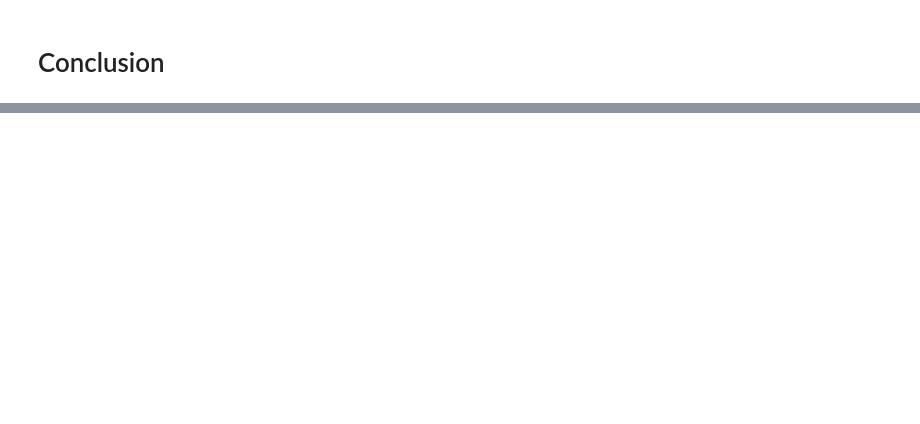
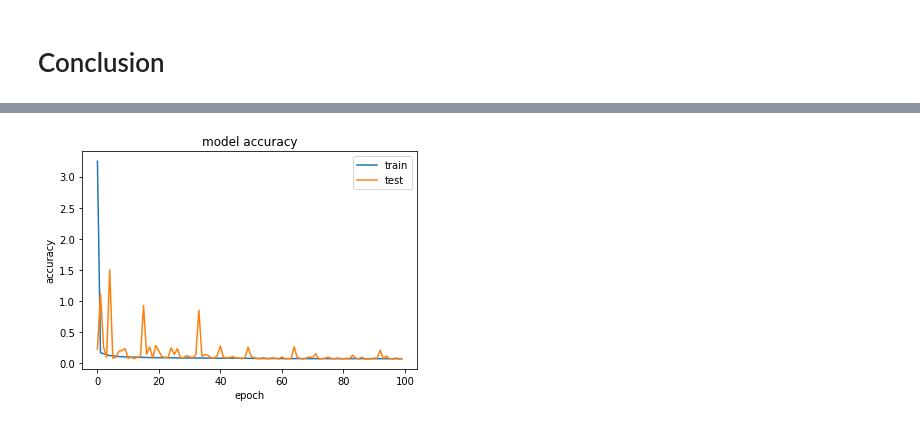
Before and after one commit to SSehrawat1720/ML-Projects, a Jupyter notebook: Regression/Predicting the change in salinity.ipynb, the cells around one changed output, grey strips where cells are left out. Cells and saved outputs as stored; diff of their text form; code cells hidden in the pictures; blank space fills up the shorter version.

```diff
--- a/Regression/Predicting the change in salinity.ipynb
+++ b/Regression/Predicting the change in salinity.ipynb
@@ -390,0 +478,5 @@ error_df
+# %%
+NN_model.add(Dense(256, kernel_initializer='he_normal',activation='relu'))
+NN_model.add(Dense(256, kernel_initializer='he_normal',activation='relu'))
+NN_model.add(Dense(256, kernel_initializer='he_normal',activation='relu'))
+NN_model.add(Dense(256, kernel_initializer='he_normal',activation='relu'))
@@ -390,0 +485,2 @@ error_df
+# %%
+NN_model.add(Dense(1, activation='linear'))
@@ -390,0 +489,2 @@ error_df
+# %%
+NN_model.compile(loss='mean_squared_error', optimizer='adam', metrics=['mse'])
@@ -390,0 +493,2 @@ error_df
+# %%
+Regression = NN_model.fit(X_train, y_train, epochs=100, batch_size=50, validation_split = 0.2)
@@ -390,0 +513,11 @@ error_df
+# %%
+# summarize history for accuracy
+plt.plot(Regression.history['mse'])
+plt.plot(Regression.history['val_mse'])
+plt.title('model accuracy')
+plt.ylabel('accuracy')
+plt.xlabel('epoch')
+plt.legend(['train', 'test'], loc='upper right')
+plt.show()
+# %% [output]
+[figure, added]
```
Also changed, not shown: parts of 44 cells of this notebook.
